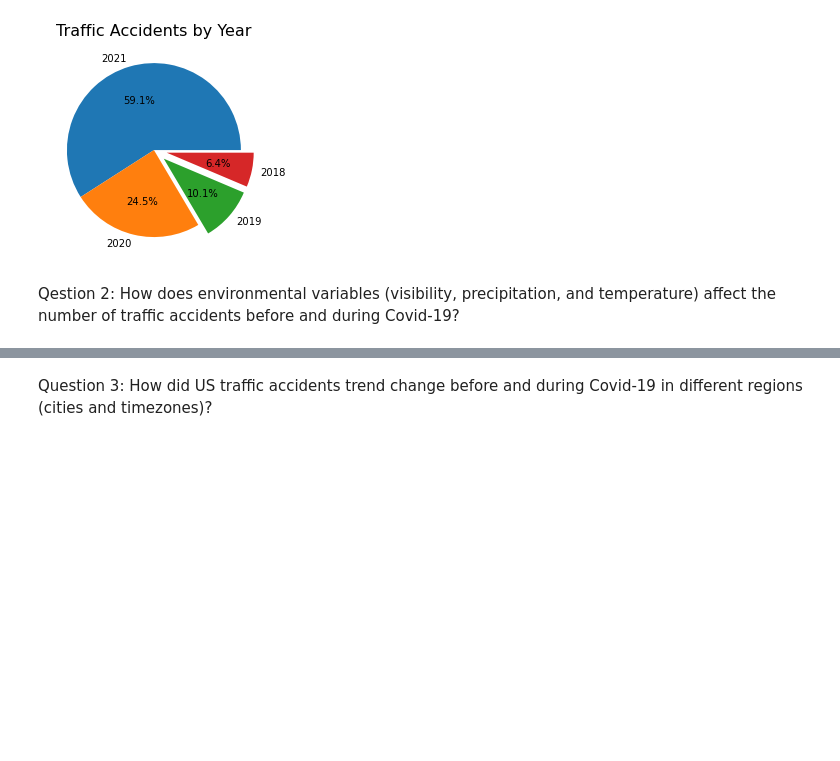
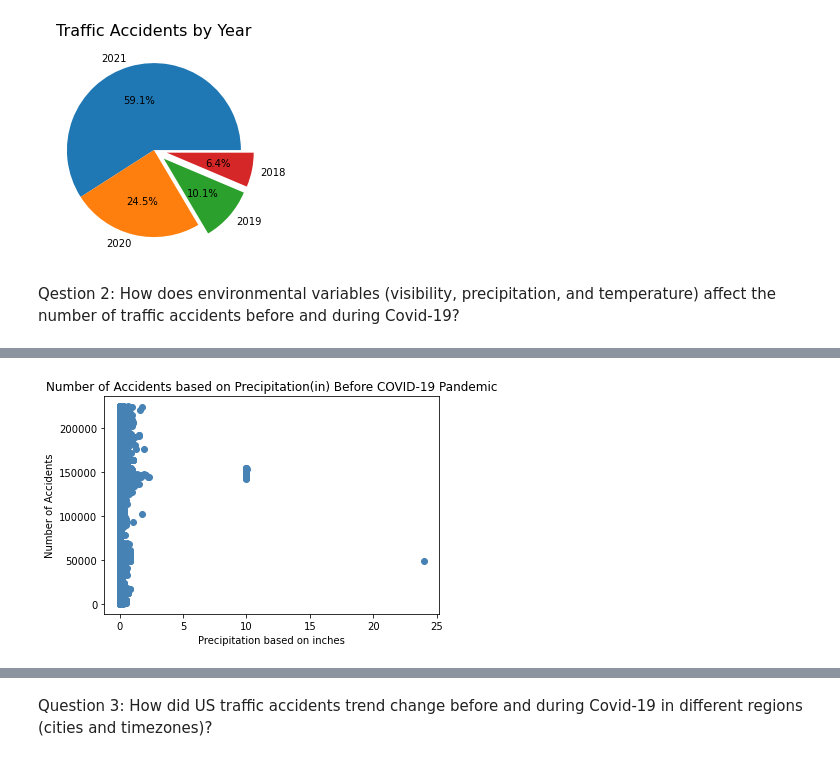
Before and after one commit to rraja30/US-Road-Traffic-Accident-Trends-Analysis-Report, a Jupyter notebook: Analysis of US Road Traffic Accident Trend Before and During Covid-19.ipynb, the cells around one changed output, grey strips where cells are left out. Drawn from its saved outputs; the diff is of its cells as text; code cells hidden in the pictures; blank space fills up the shorter version.

```diff
--- a/Analysis of US Road Traffic Accident Trend Before and During Covid-19.ipynb
+++ b/Analysis of US Road Traffic Accident Trend Before and During Covid-19.ipynb
@@ -199,0 +149,7 @@ Qestion 2: How does environmental variables (visibility, precipitation, and temp
+# %%
+#splitting data for pre and during covid analysis
+q2_pre = q2_df_cleaned.loc[(q2_df_cleaned['Year'] <= 2019)]
+q2_pre
+
+q2_dur = q2_df_cleaned.loc[(q2_df_cleaned['Year'] > 2019)]
+q2_dur
@@ -199,0 +181,11 @@ Qestion 2: How does environmental variables (visibility, precipitation, and temp
+# %%
+#precipitation of pre covid
+x_axis = q2_pre["Precipitation"]
+y_axis = np.arange(len(q2_pre["Precipitation"]))
+plt.scatter(x_axis, y_axis, color='#4682B4')
+plt.title("Number of Accidents based on Precipitation(in) Before COVID-19 Pandemic")
+plt.xlabel("Precipitation based on inches")
+plt.ylabel("Number of Accidents")
+plt.savefig("Number of Accidents based on Precipitation(in) Before COVID-19 Pandemic.png")
+# %% [output]
+[figure, added]
```
Also changed, not shown: parts of 21 cells of this notebook.
